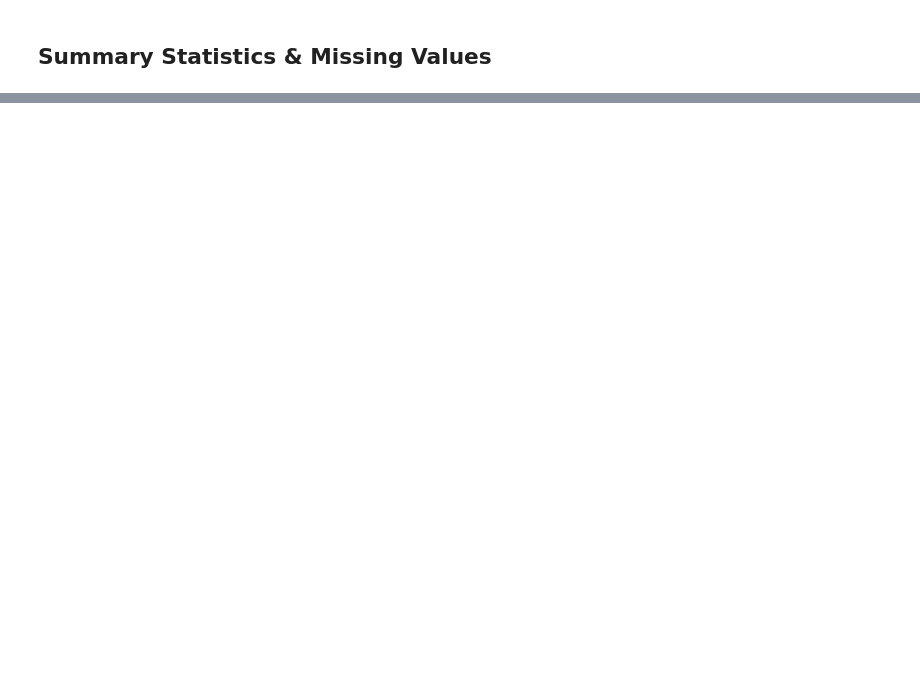
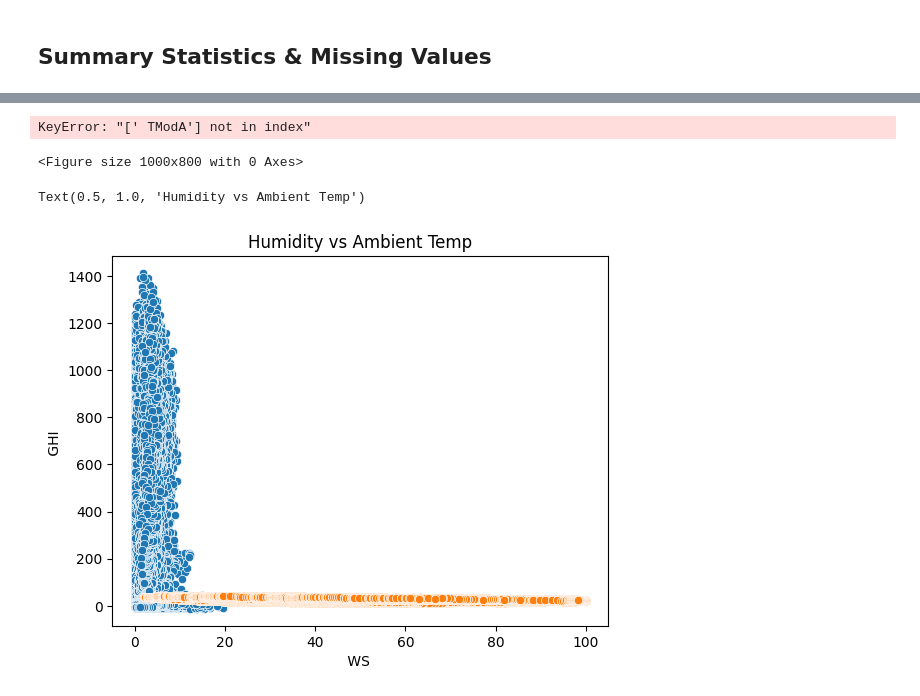
Before and after one commit to netnaho/solar-challenge-week1, a Jupyter notebook: notebooks/benin_eda.ipynb, the cells around one changed output, grey strips where cells are left out. Saved outputs shown, nothing was run; the diff lists cells and outputs as text; code cells hidden in the pictures; blank space fills up the shorter version.

Commit message:
data profiling and eda for benin dataset

```diff
--- a/notebooks/benin_eda.ipynb
+++ b/notebooks/benin_eda.ipynb
@@ -64,0 +112,17 @@ plt.show()
+# %%
+# Correlation heatmap
+plt.figure(figsize=(10, 8))
+sns.heatmap(df[[' GHI  ', ' DNI  ', ' DHI  ', ' TModA', ' TModB']].corr(), annot=True, cmap='coolwarm')
+plt.title('Correlation Heatmap')
+# %% [output]
+KeyError: "[' TModA'] not in index"
+<Figure size 1000x800 with 0 Axes>
+# %%
+sns.scatterplot(data=df, x=' WS  ', y=' GHI  ')
+plt.title('Wind Speed vs GHI')
+
+sns.scatterplot(data=df, x=' RH   ', y=' Tamb')
+plt.title('Humidity vs Ambient Temp')
+# %% [output]
+Text(0.5, 1.0, 'Humidity vs Ambient Temp')
+[figure, added]
```
Also changed, not shown: parts of 26 cells of this notebook.
